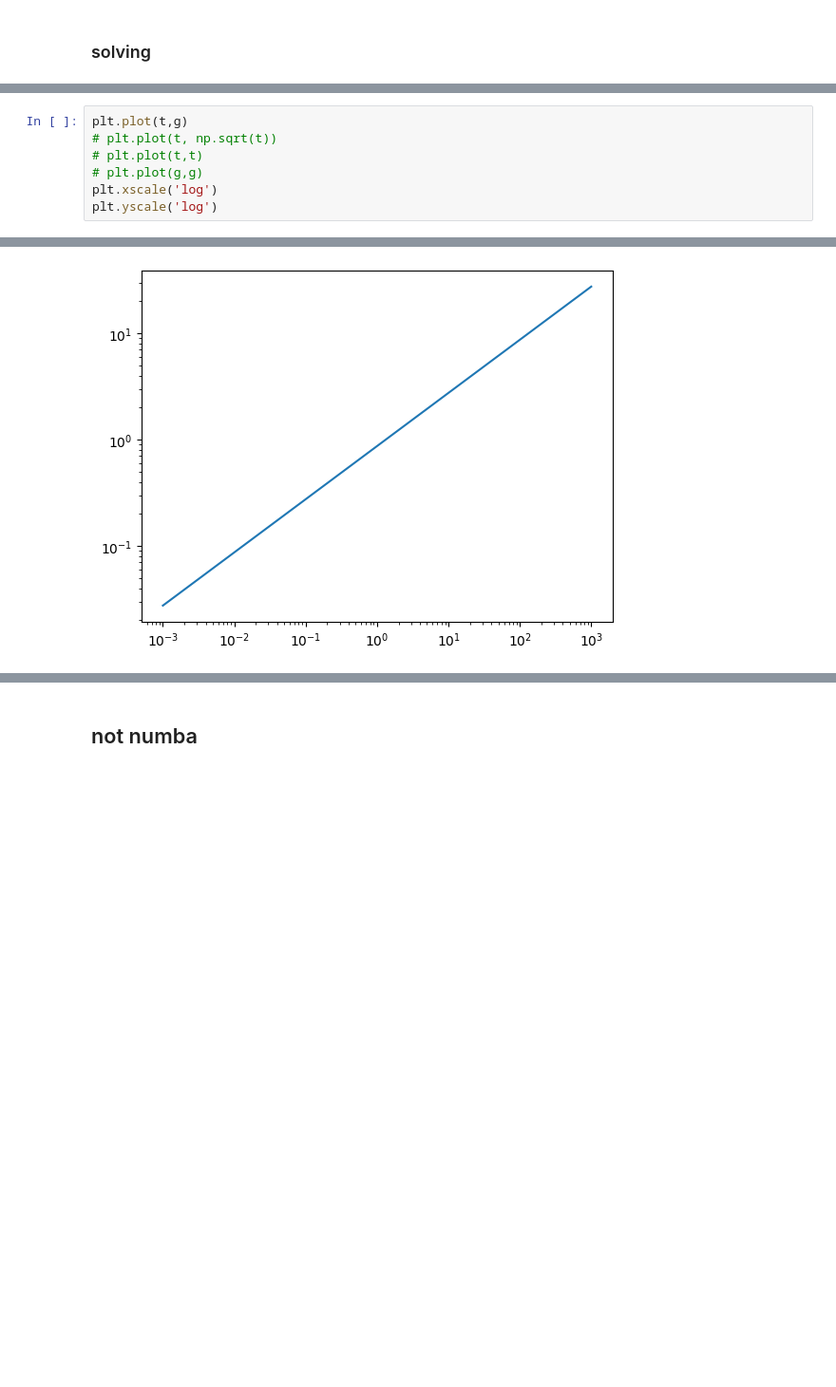
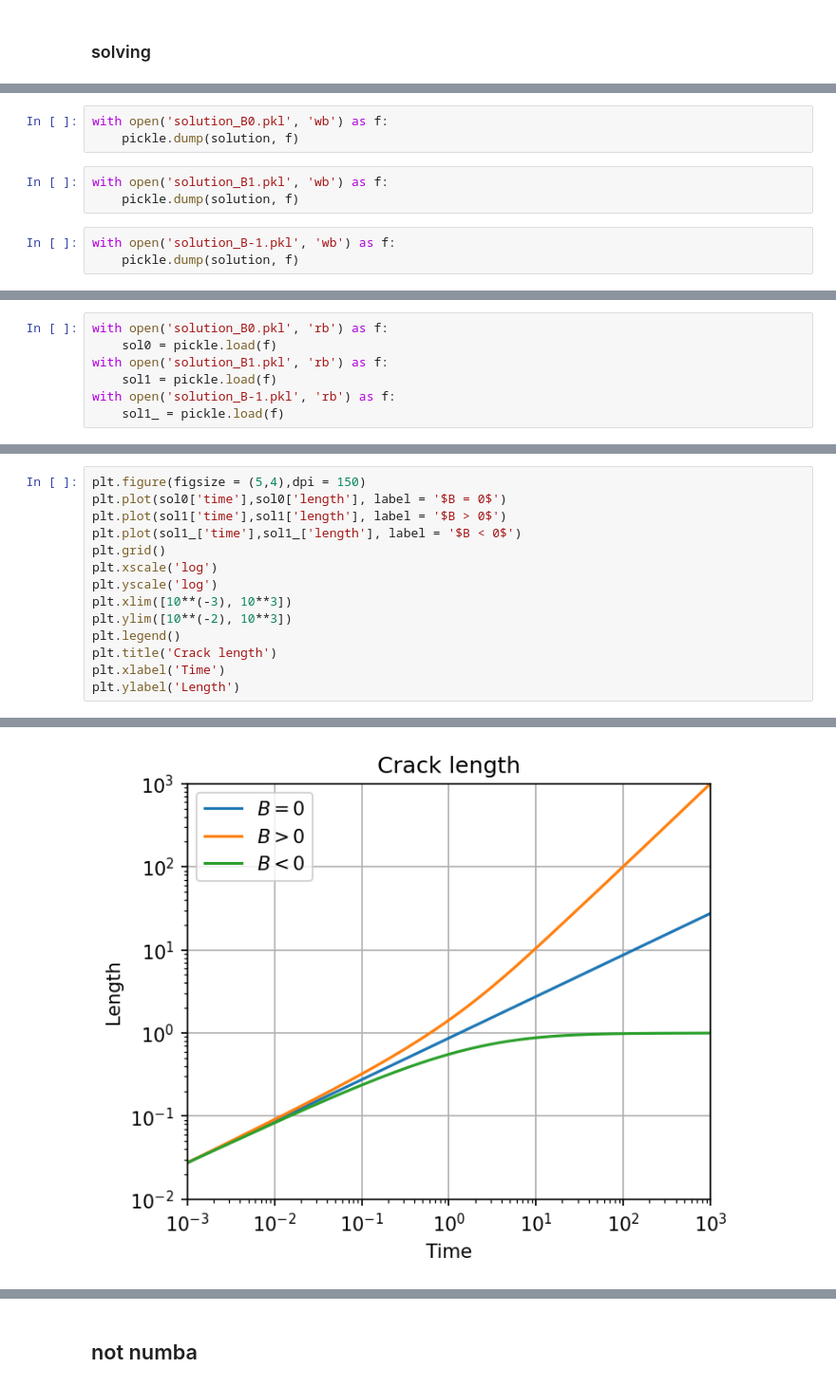
Before and after one commit to dashadem/CO2lovers, a Jupyter notebook: nonlinear.ipynb, the cells around one changed output, grey strips where cells are left out. Shown at 95% size. Saved outputs shown, nothing was run; the diff lists cells and outputs as text; blank space fills up the shorter version.

Commit message:
perfecto, compared to the refer solution

```diff
--- a/nonlinear.ipynb
+++ b/nonlinear.ipynb
@@ -1143,0 +1156,9 @@ W, g, psi = get_solution_B_jit(t, N, xi, h, v0, g0, W0, sgnB)
+# %%
+with open('solution_B0.pkl', 'wb') as f:
+    pickle.dump(solution, f)
+# %%
+with open('solution_B1.pkl', 'wb') as f:
+    pickle.dump(solution, f)
+# %%
+with open('solution_B-1.pkl', 'wb') as f:
+    pickle.dump(solution, f)
@@ -1143,0 +1169,7 @@ W, g, psi = get_solution_B_jit(t, N, xi, h, v0, g0, W0, sgnB)
+# %%
+with open('solution_B0.pkl', 'rb') as f:
+    sol0 = pickle.load(f)
+with open('solution_B1.pkl', 'rb') as f:
+    sol1 = pickle.load(f)
+with open('solution_B-1.pkl', 'rb') as f:
+    sol1_ = pickle.load(f)
@@ -1144,8 +1178,15 @@ W, g, psi = get_solution_B_jit(t, N, xi, h, v0, g0, W0, sgnB)
 # %%
-plt.plot(t,g)
-# plt.plot(t, np.sqrt(t))
-# plt.plot(t,t)
-# plt.plot(g,g)
+plt.figure(figsize = (5,4),dpi = 150)
+plt.plot(sol0['time'],sol0['length'], label = '$B = 0$')
+plt.plot(sol1['time'],sol1['length'], label = '$B > 0$')
+plt.plot(sol1_['time'],sol1_['length'], label = '$B < 0$')
+plt.grid()
 plt.xscale('log')
 plt.yscale('log')
+plt.xlim([10**(-3), 10**3])
+plt.ylim([10**(-2), 10**3])
+plt.legend()
+plt.title('Crack length')
+plt.xlabel('Time')
+plt.ylabel('Length')
 # %% [output]
@@ -1152 +1194 @@ plt.yscale('log')
-[figure, old version]
+[figure, new version]
```
Also changed, not shown: parts of 53 cells of this notebook.
